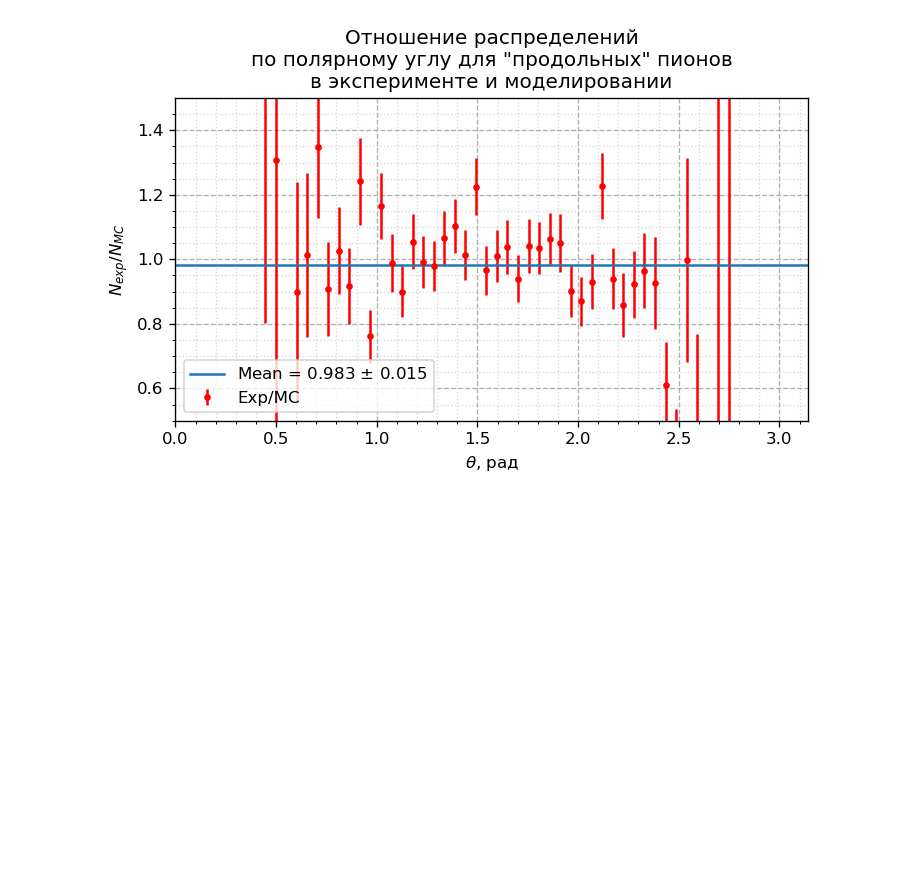
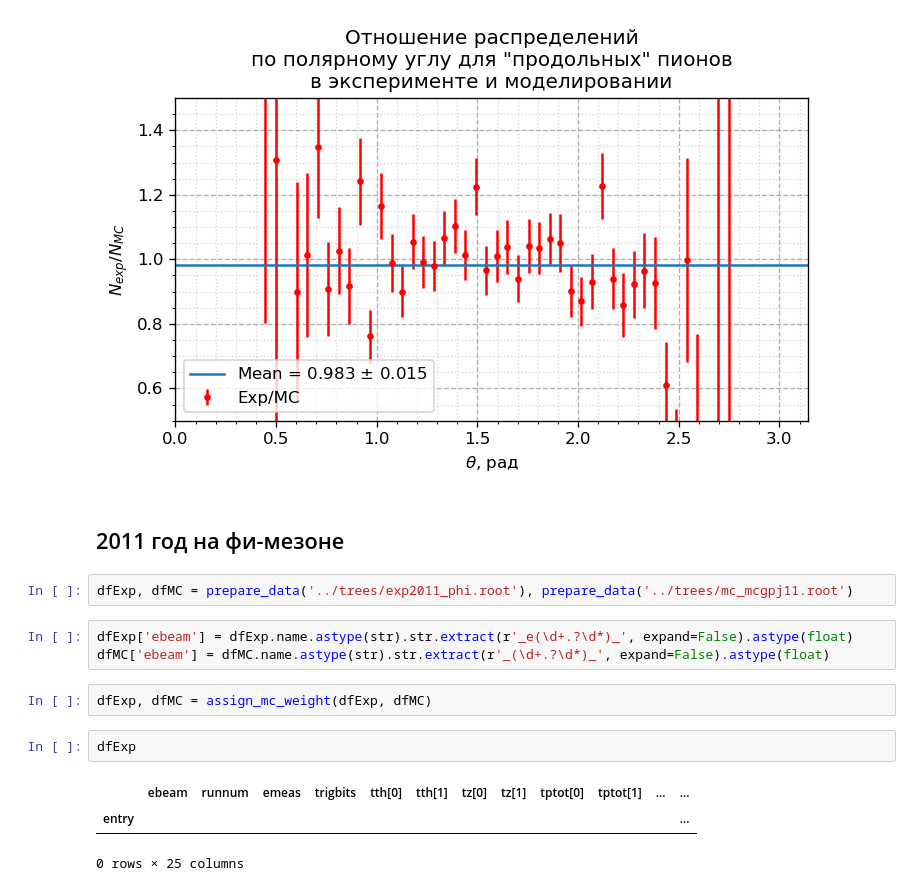
Before and after one commit to nikita-p/kskl20, a Jupyter notebook: notebooks/01. AnglesNote.ipynb, the cells around one changed output. Cells and saved outputs as stored; diff of their text form; blank space fills up the shorter version.

Commit message:
Add data. Fix washer

```diff
--- a/notebooks/01. AnglesNote.ipynb
+++ b/notebooks/01. AnglesNote.ipynb
@@ -715,3 +715,18 @@ plt.xlim(0, PI);
 # plt.savefig('img6.png')
 # %% [output]
 [figure]
+# %% [markdown]
+## 2011 год на фи-мезоне
+# %%
+dfExp, dfMC = prepare_data('../trees/exp2011_phi.root'), prepare_data('../trees/mc_mcgpj11.root')
+# %%
+dfExp['ebeam'] = dfExp.name.astype(str).str.extract(r'_e(\d+.?\d*)_', expand=False).astype(float)
+dfMC['ebeam'] = dfMC.name.astype(str).str.extract(r'_(\d+.?\d*)_', expand=False).astype(float)
+# %%
+dfExp, dfMC = assign_mc_weight(dfExp, dfMC)
+# %%
+dfExp
+# %% [output]
+|  | ebeam | runnum | emeas | trigbits | tth[0] | tth[1] | tz[0] | tz[1] | tptot[0] | tptot[1] | ... | ... |
+| entry |  |  |  |  |  |  |  |  |  |  |  | ... |
+0 rows × 25 columns
```
Also changed, not shown: 5 other files.
